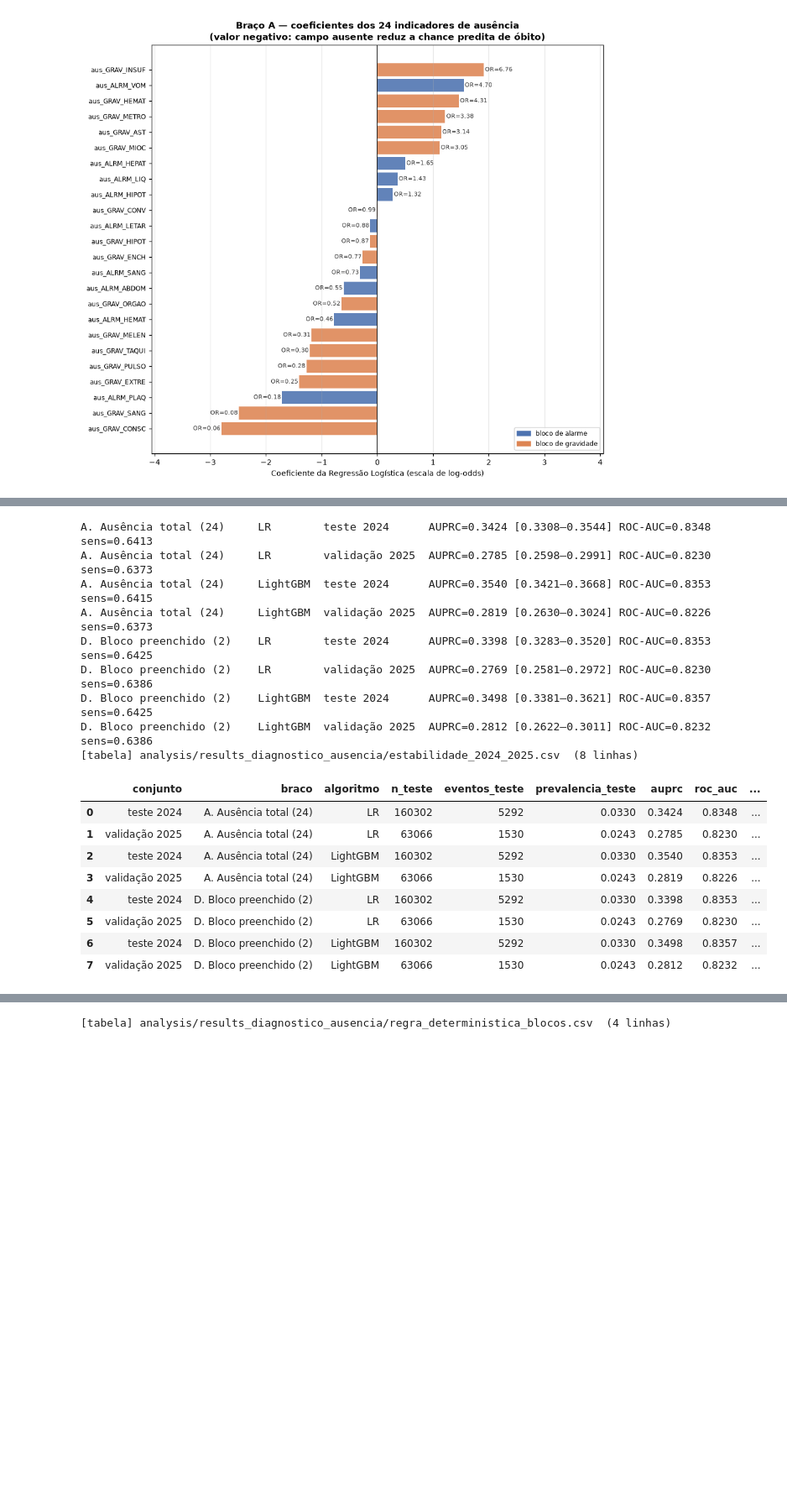
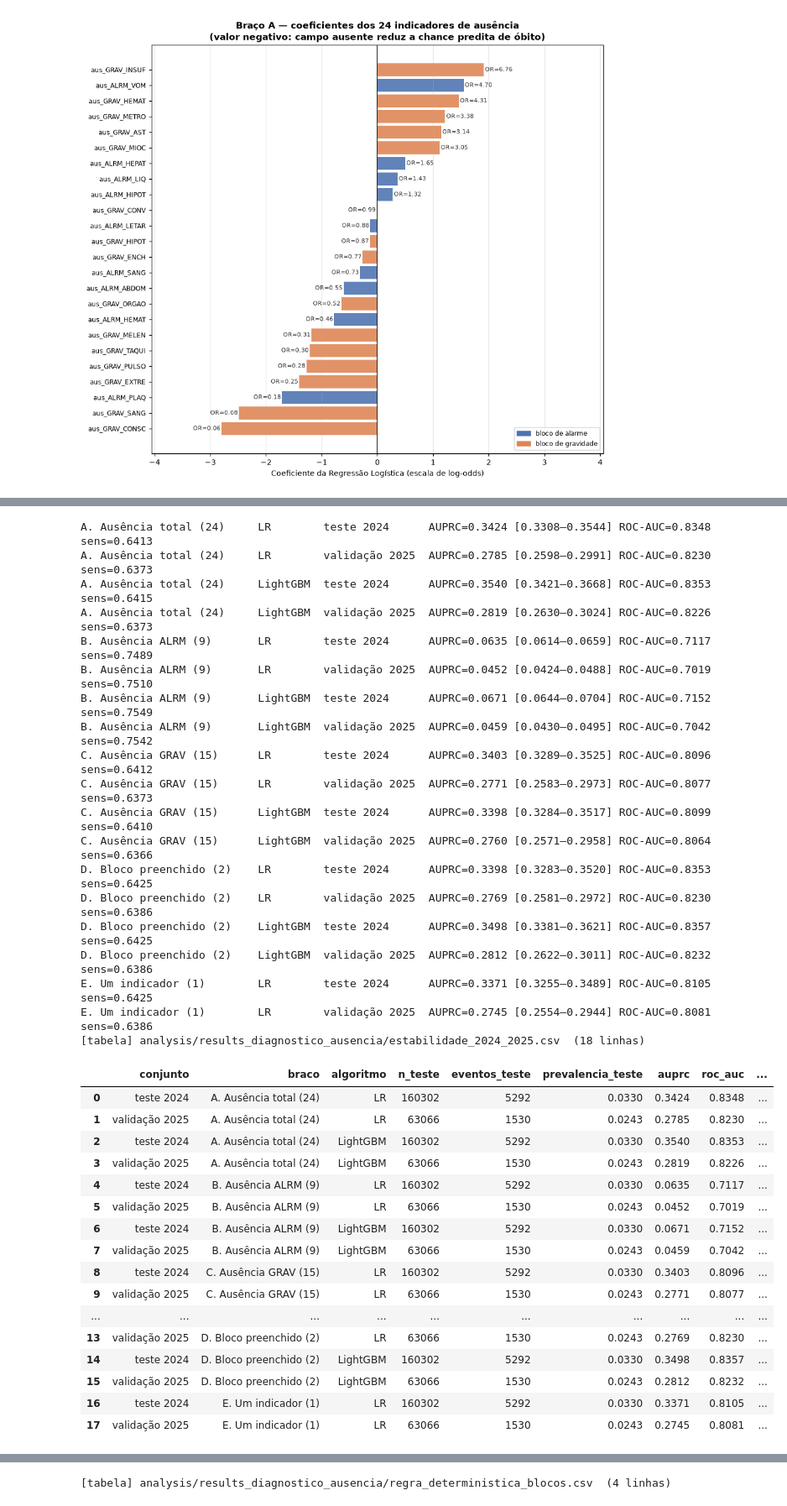
Before and after one commit to jorgedss/dengue_ml_project, a Jupyter notebook: notebooks/diagnostico/06_diagnostico_ausencia/diagnostico_ausencia.ipynb, the cells around one changed output, grey strips where cells are left out. Shown at 84% size. Drawn from its saved outputs; the diff is of its cells as text; code cells hidden in the pictures; blank space fills up the shorter version.

```diff
--- a/notebooks/diagnostico/06_diagnostico_ausencia/diagnostico_ausencia.ipynb
+++ b/notebooks/diagnostico/06_diagnostico_ausencia/diagnostico_ausencia.ipynb
@@ -839,41 +839,59 @@ determinística também é recalculada. Se o padrão de preenchimento for um art
 específico, a diferença aparece aqui.
 # %%
 estab = []
-for nome in ['A. Ausência total (24)', 'D. Bloco preenchido (2)']:
+for nome in BRACOS:
     for algo in ALGOS_POR_BRACO[nome]:
         for rotulo_conj, df_aval in [('teste 2024', teste), ('validação 2025', val25)]:
             linha, _, _ = treinar_avaliar(BRACOS[nome], algo, treino, df_aval, nome)
             linha['conjunto'] = rotulo_conj
             estab.append(linha)
             print(f'{nome:26s} {algo:9s} {rotulo_conj:15s} '
                   f'AUPRC={linha["auprc"]:.4f} [{linha["auprc_ic95_inf"]:.4f}–{linha["auprc_ic95_sup"]:.4f}] '
                   f'ROC-AUC={linha["roc_auc"]:.4f} sens={linha["sensibilidade"]:.4f}')
 
 estabilidade = pd.DataFrame(estab)
 cols = (['conjunto', 'braco', 'algoritmo', 'n_teste', 'eventos_teste', 'prevalencia_teste']
         + [c for c in estabilidade.columns if c not in
            ('conjunto', 'braco', 'algoritmo', 'n_teste', 'eventos_teste', 'prevalencia_teste')])
 estabilidade = estabilidade[cols]
 salvar_tab(estabilidade.round(6), 'estabilidade_2024_2025.csv')
 display(estabilidade[['conjunto', 'braco', 'algoritmo', 'n_teste', 'eventos_teste',
                       'prevalencia_teste', 'auprc', 'roc_auc', 'sensibilidade',
                       'especificidade', 'vpp', 'vpn']].round(4))
 # %% [output]
 A. Ausência total (24)     LR        teste 2024      AUPRC=0.3424 [0.3308–0.3544] ROC-AUC=0.8348 sens=0.6413
 A. Ausência total (24)     LR        validação 2025  AUPRC=0.2785 [0.2598–0.2991] ROC-AUC=0.8230 sens=0.6373
 A. Ausência total (24)     LightGBM  teste 2024      AUPRC=0.3540 [0.3421–0.3668] ROC-AUC=0.8353 sens=0.6415
 A. Ausência total (24)     LightGBM  validação 2025  AUPRC=0.2819 [0.2630–0.3024] ROC-AUC=0.8226 sens=0.6373
+B. Ausência ALRM (9)       LR        teste 2024      AUPRC=0.0635 [0.0614–0.0659] ROC-AUC=0.7117 sens=0.7489
+B. Ausência ALRM (9)       LR        validação 2025  AUPRC=0.0452 [0.0424–0.0488] ROC-AUC=0.7019 sens=0.7510
+B. Ausência ALRM (9)       LightGBM  teste 2024      AUPRC=0.0671 [0.0644–0.0704] ROC-AUC=0.7152 sens=0.7549
+B. Ausência ALRM (9)       LightGBM  validação 2025  AUPRC=0.0459 [0.0430–0.0495] ROC-AUC=0.7042 sens=0.7542
+C. Ausência GRAV (15)      LR        teste 2024      AUPRC=0.3403 [0.3289–0.3525] ROC-AUC=0.8096 sens=0.6412
+C. Ausência GRAV (15)      LR        validação 2025  AUPRC=0.2771 [0.2583–0.2973] ROC-AUC=0.8077 sens=0.6373
+C. Ausência GRAV (15)      LightGBM  teste 2024      AUPRC=0.3398 [0.3284–0.3517] ROC-AUC=0.8099 sens=0.6410
+C. Ausência GRAV (15)      LightGBM  validação 2025  AUPRC=0.2760 [0.2571–0.2958] ROC-AUC=0.8064 sens=0.6366
 D. Bloco preenchido (2)    LR        teste 2024      AUPRC=0.3398 [0.3283–0.3520] ROC-AUC=0.8353 sens=0.6425
 D. Bloco preenchido (2)    LR        validação 2025  AUPRC=0.2769 [0.2581–0.2972] ROC-AUC=0.8230 sens=0.6386
 D. Bloco preenchido (2)    LightGBM  teste 2024      AUPRC=0.3498 [0.3381–0.3621] ROC-AUC=0.8357 sens=0.6425
 D. Bloco preenchido (2)    LightGBM  validação 2025  AUPRC=0.2812 [0.2622–0.3011] ROC-AUC=0.8232 sens=0.6386
-[tabela] analysis/results_diagnostico_ausencia/estabilidade_2024_2025.csv  (8 linhas)
+E. Um indicador (1)        LR        teste 2024      AUPRC=0.3371 [0.3255–0.3489] ROC-AUC=0.8105 sens=0.6425
+E. Um indicador (1)        LR        validação 2025  AUPRC=0.2745 [0.2554–0.2944] ROC-AUC=0.8081 sens=0.6386
+[tabela] analysis/results_diagnostico_ausencia/estabilidade_2024_2025.csv  (18 linhas)
 |  | conjunto | braco | algoritmo | n_teste | eventos_teste | prevalencia_teste | auprc | roc_auc | ... |
 | 0 | teste 2024 | A. Ausência total (24) | LR | 160302 | 5292 | 0.0330 | 0.3424 | 0.8348 | ... |
 | 1 | validação 2025 | A. Ausência total (24) | LR | 63066 | 1530 | 0.0243 | 0.2785 | 0.8230 | ... |
 | 2 | teste 2024 | A. Ausência total (24) | LightGBM | 160302 | 5292 | 0.0330 | 0.3540 | 0.8353 | ... |
 | 3 | validação 2025 | A. Ausência total (24) | LightGBM | 63066 | 1530 | 0.0243 | 0.2819 | 0.8226 | ... |
-| 4 | teste 2024 | D. Bloco preenchido (2) | LR | 160302 | 5292 | 0.0330 | 0.3398 | 0.8353 | ... |
-| 5 | validação 2025 | D. Bloco preenchido (2) | LR | 63066 | 1530 | 0.0243 | 0.2769 | 0.8230 | ... |
-| 6 | teste 2024 | D. Bloco preenchido (2) | LightGBM | 160302 | 5292 | 0.0330 | 0.3498 | 0.8357 | ... |
-| 7 | validação 2025 | D. Bloco preenchido (2) | LightGBM | 63066 | 1530 | 0.0243 | 0.2812 | 0.8232 | ... |
+| 4 | teste 2024 | B. Ausência ALRM (9) | LR | 160302 | 5292 | 0.0330 | 0.0635 | 0.7117 | ... |
+| 5 | validação 2025 | B. Ausência ALRM (9) | LR | 63066 | 1530 | 0.0243 | 0.0452 | 0.7019 | ... |
+| 6 | teste 2024 | B. Ausência ALRM (9) | LightGBM | 160302 | 5292 | 0.0330 | 0.0671 | 0.7152 | ... |
+| 7 | validação 2025 | B. Ausência ALRM (9) | LightGBM | 63066 | 1530 | 0.0243 | 0.0459 | 0.7042 | ... |
+| 8 | teste 2024 | C. Ausência GRAV (15) | LR | 160302 | 5292 | 0.0330 | 0.3403 | 0.8096 | ... |
+| 9 | validação 2025 | C. Ausência GRAV (15) | LR | 63066 | 1530 | 0.0243 | 0.2771 | 0.8077 | ... |
+| ... | ... | ... | ... | ... | ... | ... | ... | ... | ... |
+| 13 | validação 2025 | D. Bloco preenchido (2) | LR | 63066 | 1530 | 0.0243 | 0.2769 | 0.8230 | ... |
+| 14 | teste 2024 | D. Bloco preenchido (2) | LightGBM | 160302 | 5292 | 0.0330 | 0.3498 | 0.8357 | ... |
+| 15 | validação 2025 | D. Bloco preenchido (2) | LightGBM | 63066 | 1530 | 0.0243 | 0.2812 | 0.8232 | ... |
+| 16 | teste 2024 | E. Um indicador (1) | LR | 160302 | 5292 | 0.0330 | 0.3371 | 0.8105 | ... |
+| 17 | validação 2025 | E. Um indicador (1) | LR | 63066 | 1530 | 0.0243 | 0.2745 | 0.8081 | ... |
```
Also changed, not shown: parts of 30 cells of this notebook.
